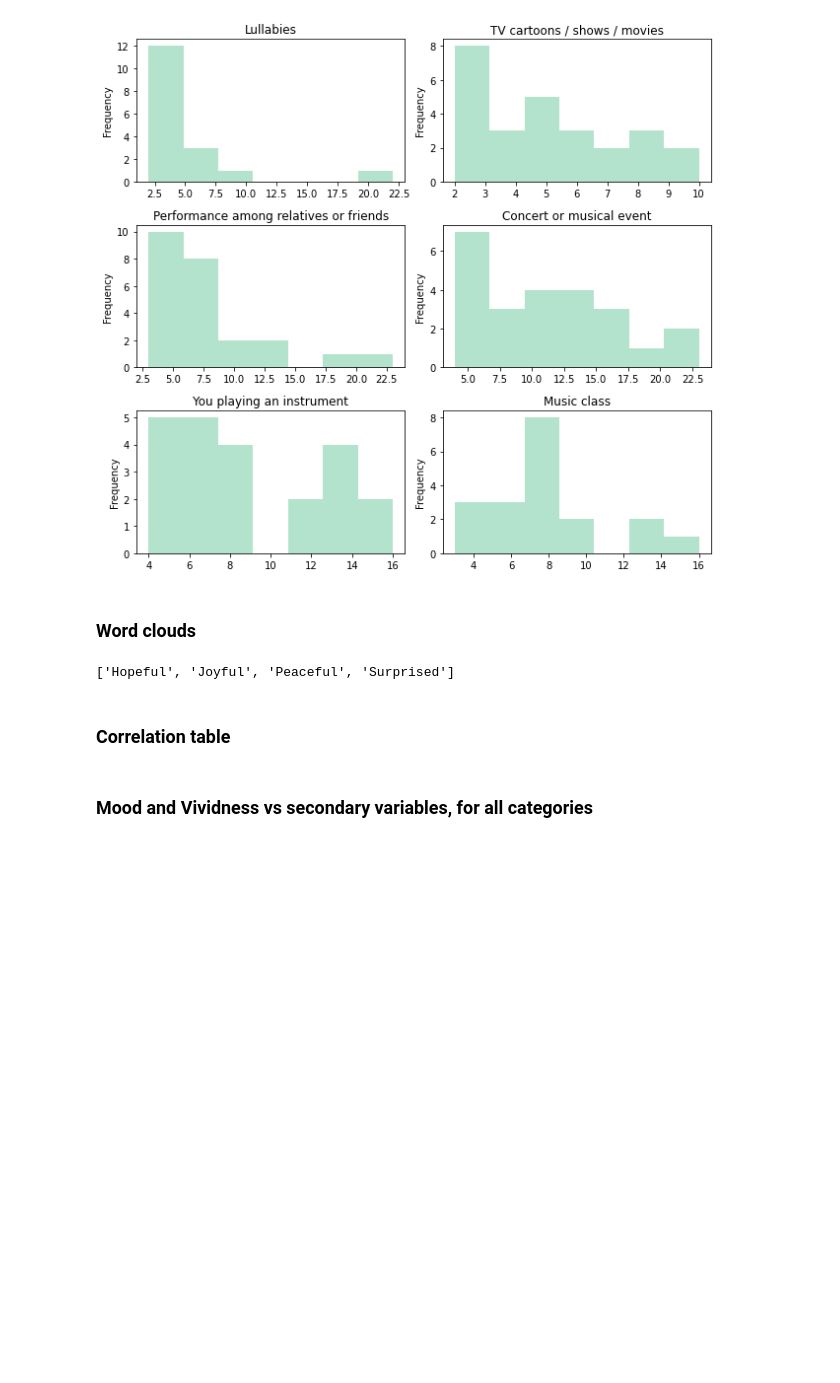
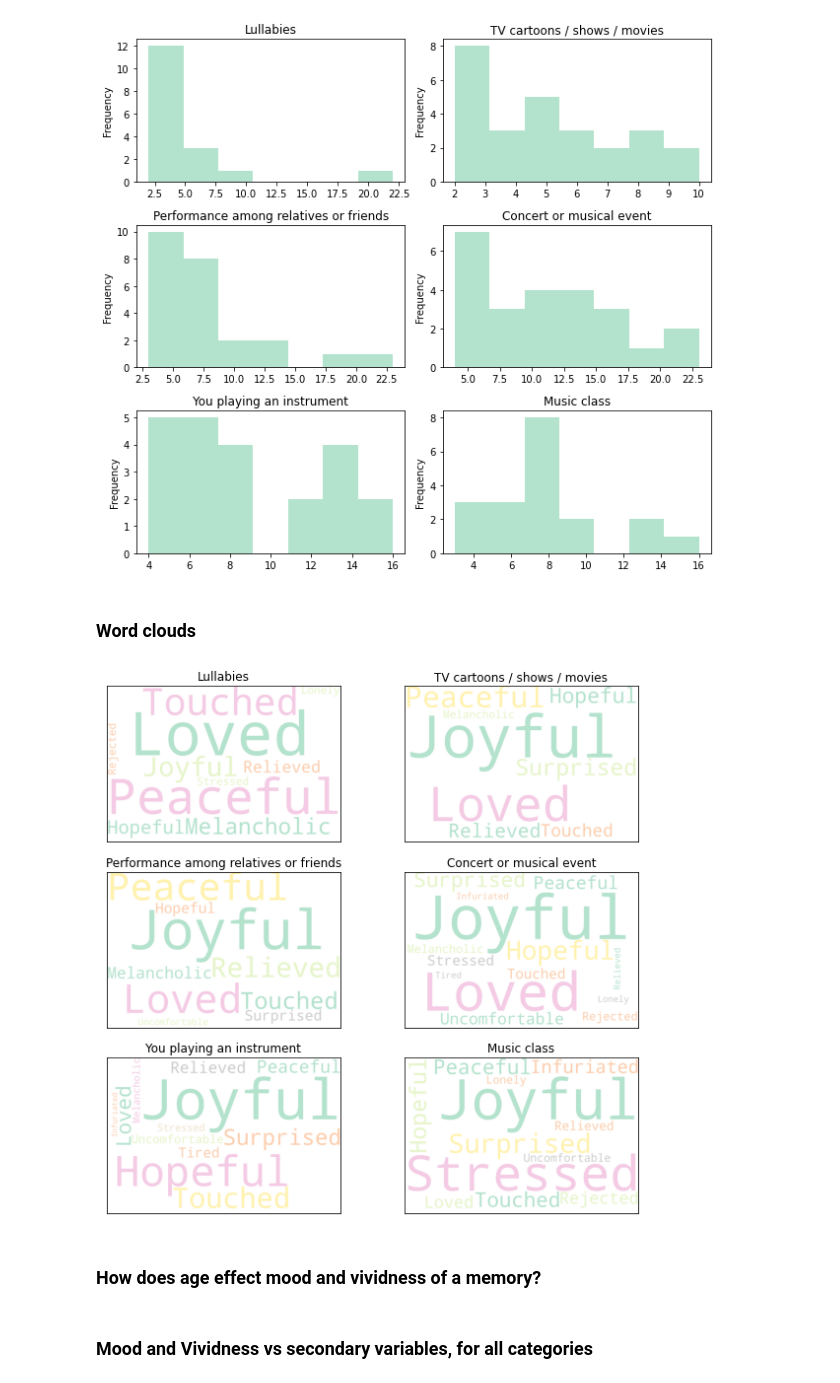
Before and after one commit to chrispla/early-musical-memories, a Jupyter notebook: vis.ipynb, the cells around one changed output. Drawn from its saved outputs; the diff is of its cells as text; code cells hidden in the pictures; blank space fills up the shorter version.

Commit message:
relationships between mood, vividness, and age

```diff
--- a/vis.ipynb
+++ b/vis.ipynb
@@ -217,14 +220,39 @@ plt.tight_layout()
 # %% [markdown]
 ### Word clouds
 # %%
-words = {'':{}, '.1': {}, '.2': {}, '.3': {}, '.4': {}, '.5': {}, '.6': {}}
+words = {'':[], '.1': [], '.2': [], '.3': [], '.4': [], '.5': [], '.6': []}
 
 for i in ["", ".1", ".2", ".3", ".4", ".5", ".6"]:
-    df["Please select any other attributes that describe the mood related to the memory better..1"][0].split(", ")
+    for j in range(df.shape[0]):
+        response = df[f"Please select any other attributes that describe the mood related to the memory better.{i}"][j]
+        if not pd.isna(response):
+            words[i].extend(response.split(", "))
+
+
+# Define a function to plot word cloud
+def plot_cloud(wordcloud, ax, subtitle):
+    # Display image
+    ax.imshow(wordcloud)
+    ax.set_title(subtitle)
+    # No axis details
+    ax.axes.xaxis.set_visible(False)
+    ax.axes.yaxis.set_visible(False)
-# %% [output]
-['Hopeful', 'Joyful', 'Peaceful', 'Surprised']
-# %% [markdown]
-### Correlation table
+# %%
+fig, ax = plt.subplots(3, 2, figsize = (9,8))
+
+for idx, i in enumerate(["", ".1", ".2", ".3", ".4", ".5"]):
+    text = " ".join(words[i])
+    # Generate word cloud
+    wordcloud = WordCloud(width= 3000, height = 2000, random_state=1,
+                        background_color='white', colormap='Pastel2',
+                        collocations=False, stopwords = STOPWORDS).generate(text)
+    # Plot
+    plot_cloud(wordcloud, ax[idx//2][idx%2], titles[i])
+plt.tight_layout()
+# %% [output]
+[figure, added]
+# %% [markdown]
+### How does age effect mood and vividness of a memory?
 # %% [markdown]
 ### Mood and Vividness vs secondary variables, for all categories
 # %% [markdown]
```
Also changed, not shown: parts of 8 cells of this notebook.
